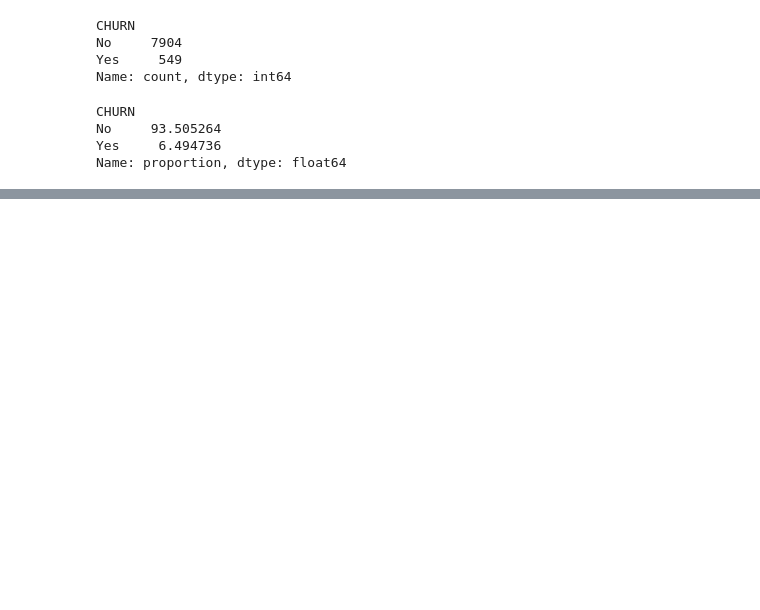
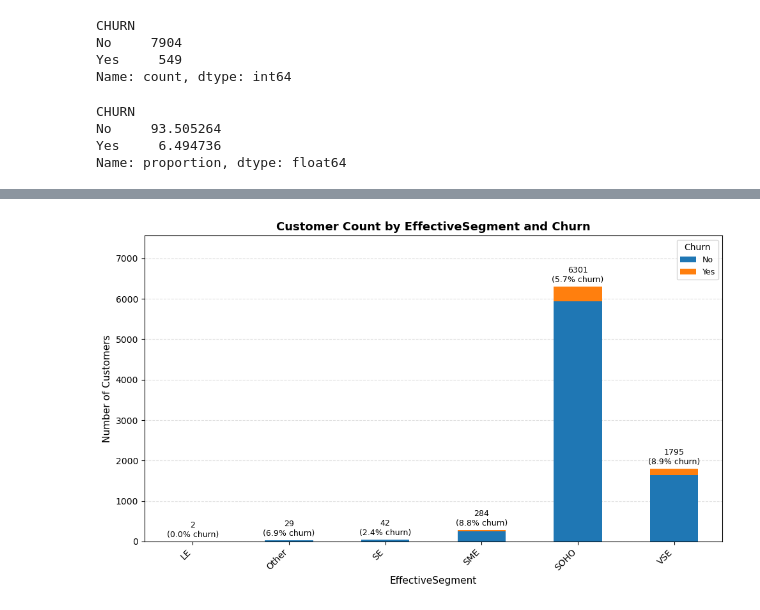
Before and after one commit to malikissa/telco-churn, a Jupyter notebook: notebooks/01_eda.ipynb, the cells around one changed output, grey strips where cells are left out. Saved outputs shown, nothing was run; the diff lists cells and outputs as text; code cells hidden in the pictures; blank space fills up the shorter version.

```diff
--- a/notebooks/01_eda.ipynb
+++ b/notebooks/01_eda.ipynb
@@ -89,0 +242,49 @@ num_cols, cat_cols
+# %%
+segment_col = "EffectiveSegment"
+
+# Crosstab: segment vs churn
+ct_counts = pd.crosstab(df[segment_col], df["CHURN"])
+
+# Totals per segment
+totals = ct_counts.sum(axis=1)
+
+# Try to detect the "churn = Yes" column name robustly
+yes_col_candidates = [c for c in ct_counts.columns if str(c).lower() in ("yes", "1", "true")]
+if len(yes_col_candidates) != 1:
+    raise ValueError(f"Cannot identify churn-positive column in {ct_counts.columns}")
+yes_col = yes_col_candidates[0]
+
+churn_rate = (ct_counts[yes_col] / totals) * 100  # churn % per segment
+
+fig, ax = plt.subplots(figsize=(10, 6))
+
+# Stacked bar plot
+ct_counts.plot(kind="bar", stacked=True, ax=ax)
+
+ax.set_title(f"Customer Count by {segment_col} and Churn", fontsize=13, fontweight="bold")
+ax.set_xlabel(segment_col, fontsize=11)
+ax.set_ylabel("Number of Customers", fontsize=11)
+ax.set_xticklabels(ct_counts.index, rotation=45, ha="right")
+
+ax.yaxis.grid(True, linestyle="--", alpha=0.4)
+ax.set_axisbelow(True)
+ax.legend(title="Churn", fontsize=9, title_fontsize=10)
+
+# Add some headroom for labels
+ax.set_ylim(0, totals.max() * 1.20)
+
+# ONE clean label per segment: "N (x.x% churn)" above the bar
+for i, (total, rate) in enumerate(zip(totals, churn_rate)):
+    ax.text(
+        i,
+        total + totals.max() * 0.01,          # just above bar
+        f"{int(total)}\n({rate:.1f}% churn)", # e.g. "6301\n(5.7% churn)"
+        ha="center",
+        va="bottom",
+        fontsize=9,
+    )
+
+plt.tight_layout()
+plt.show()
+# %% [output]
+[figure, added]
```
Also changed, not shown: parts of 16 cells of this notebook, 2 other files.
